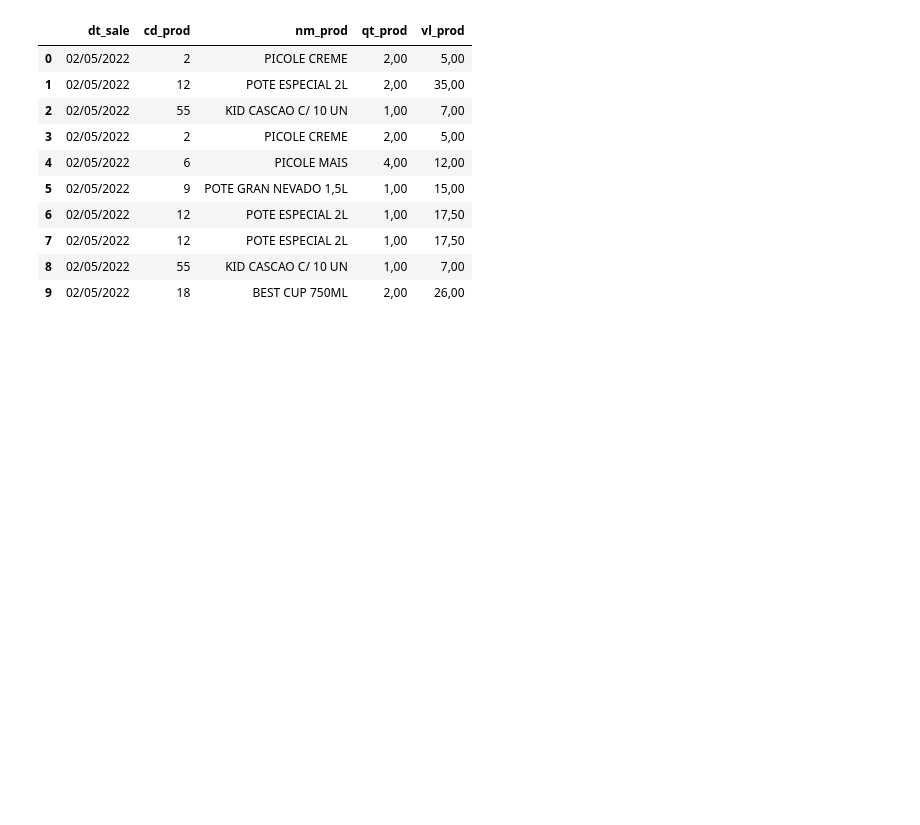
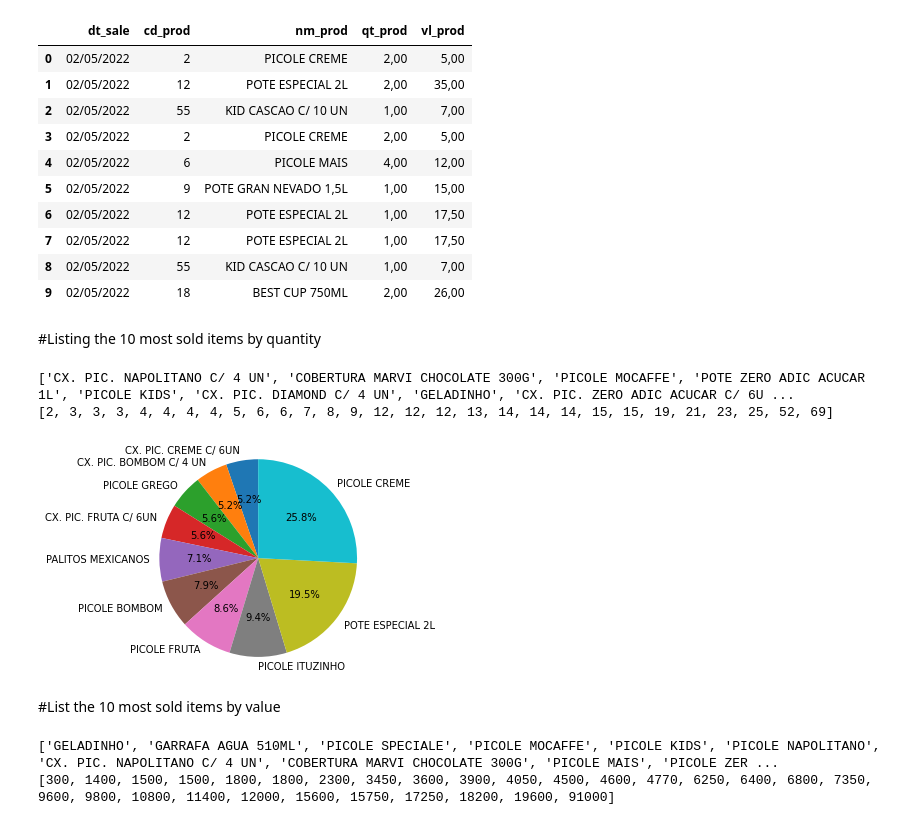
Before and after one commit to gabrielterceiro/ReadPDF, a Jupyter notebook: sale_extract.ipynb, the cells around one changed output. Cells and saved outputs as stored; diff of their text form; code cells hidden in the pictures; blank space fills up the shorter version.

Commit message:
Graphing two business questions

```diff
--- a/sale_extract.ipynb
+++ b/sale_extract.ipynb
@@ -70,0 +85,4 @@ df.head(10)
+# %%
+def getInt(input):
+  number = input[:-3]
+  return int(number)
@@ -70,0 +97,44 @@ df.head(10)
+# %% [markdown]
+#Listing the 10 most sold items by quantity
+# %%
+list_items = []
+list_amount = []
+i = 0
+for item in df['nm_prod']:
+  if item not in list_items:
+    list_items.append(item)
+    list_amount.append(getInt(df.iloc[i]['qt_prod']))
+
+  if item in list_items:
+    list_amount[list_items.index(item)] += getInt(df.iloc[i]['qt_prod'])
+  i += 1
+# %%
+n = len(list_items)
+
+for i in range(n):
+  already_sorted = True
+  for j in range(n - i - 1):
+    if list_amount[j] > list_amount[j+1]:
+      list_amount[j], list_amount[j + 1] = list_amount[j + 1], list_amount[j]
+      list_items[j], list_items[j + 1] = list_items[j + 1], list_items[j]
+      already_sorted = False
+  if already_sorted:
+            break
+print(list_items)
+print(list_amount)
+# %% [output]
+['CX. PIC. NAPOLITANO C/ 4 UN', 'COBERTURA MARVI CHOCOLATE 300G', 'PICOLE MOCAFFE', 'POTE ZERO ADIC ACUCAR 1L', 'PICOLE KIDS', 'CX. PIC. DIAMOND C/ 4 UN', 'GELADINHO', 'CX. PIC. ZERO ADIC ACUCAR C/ 6U ...
+[2, 3, 3, 3, 4, 4, 4, 4, 5, 6, 6, 7, 8, 9, 12, 12, 12, 13, 14, 14, 14, 15, 15, 19, 21, 23, 25, 52, 69]
+# %%
+list_items, list_amount = list_items[-10:], list_amount[-10:]
+# %%
+fig1, ax1 = plt.subplots()
+
+ax1.pie(list_amount, labels = list_items, autopct='%1.1f%%', startangle=90)
+ax1.axis('equal')
+
+plt.show()
+# %% [output]
+[figure, added]
+# %% [markdown]
+#List the 10 most sold items by value
@@ -70,0 +153,17 @@ df.head(10)
+# %%
+n = len(list_items)
+
+for i in range(n):
+  already_sorted = True
+  for j in range(n - i - 1):
+    if list_values[j] > list_values[j+1]:
+      list_values[j], list_values[j + 1] = list_values[j + 1], list_values[j]
+      list_items[j], list_items[j + 1] = list_items[j + 1], list_items[j]
+      already_sorted = False
+  if already_sorted:
+            break
+print(list_items)
+print(list_values)
+# %% [output]
+['GELADINHO', 'GARRAFA AGUA 510ML', 'PICOLE SPECIALE', 'PICOLE MOCAFFE', 'PICOLE KIDS', 'PICOLE NAPOLITANO', 'CX. PIC. NAPOLITANO C/ 4 UN', 'COBERTURA MARVI CHOCOLATE 300G', 'PICOLE MAIS', 'PICOLE ZER ...
+[300, 1400, 1500, 1500, 1800, 1800, 2300, 3450, 3600, 3900, 4050, 4500, 4600, 4770, 6250, 6400, 6800, 7350, 9600, 9800, 10800, 11400, 12000, 15600, 15750, 17250, 18200, 19600, 91000]
```
Also changed, not shown: parts of 8 cells of this notebook.
